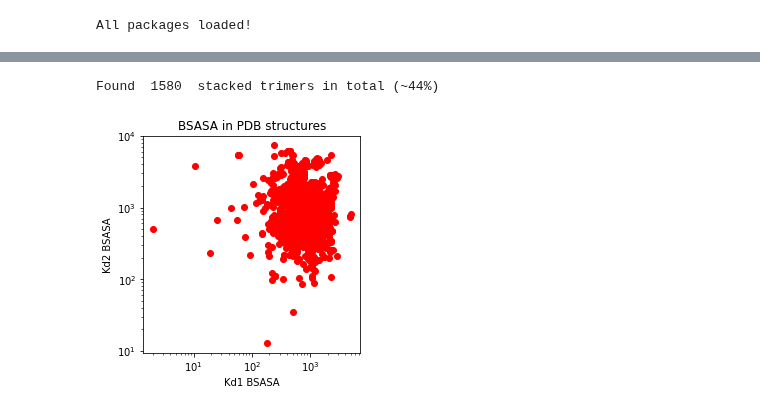
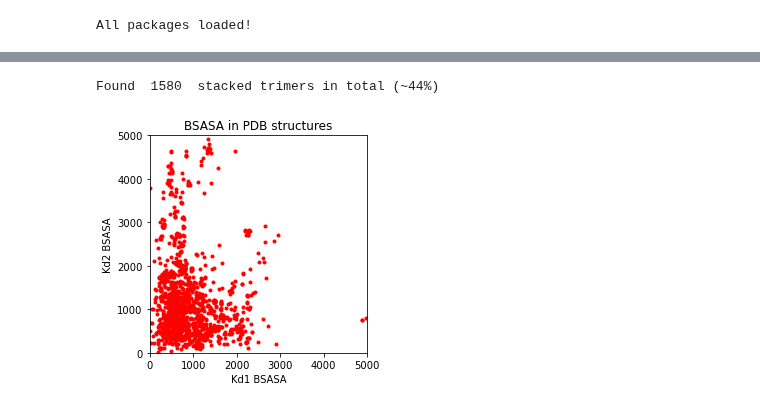
Before and after one commit to llagunes-324B21/Persephone_SR, a Jupyter notebook: 2023/February_2023/LL_BSASA_02_2023.ipynb, the cells around one changed output, grey strips where cells are left out. Cells and saved outputs as stored; diff of their text form; code cells hidden in the pictures.

Commit message:
plot overlays

```diff
--- a/2023/February_2023/LL_BSASA_02_2023.ipynb
+++ b/2023/February_2023/LL_BSASA_02_2023.ipynb
@@ -49,45 +140,34 @@ Functions ready... 02/17/2023 11:43:25
 # %%
 # ---------------------------------------------------------
 # --- EXTRACT STACKED TRIMERS FROM FILLED OUT DATASET ---
 # ---------------------------------------------------------
 
 # --- Load dataset (.csv) ---
 filename = 'BSASA_workthrough_data.csv'
-
-stacked_trimers_all = [] # list containing all the PDB codes, Kd1 and Kd2 for the stacked rings
-with open(filename, 'r') as csvfile:
-    datareader = csv.reader(csvfile)
-    # --- extract only the stacked trimers ---
-    for row in datareader: # for each line, check if KD1 and KD2 have numeric entries (those are the stacked rings)
-        if row[1] != 'na' and row[1] != 'na ': # 'na' was the notation I used for a not-applicable structure that is not a stacked ring
-            # save the PDB code, Kd1 and Kd2 values
-            if row[0] != 'PDB': # remove header
-                #print(row)
-                addItem = [row[0],float(row[1]),float(row[2])]
-                stacked_trimers_all.append(addItem)
-            #print(addItem)
+stacked_trimers_all=getSR(filename)
 
 # How many stacked trimers did I get?
 print("Found ", len(stacked_trimers_all), ' stacked trimers in total (~44%)')
 # --- prep list for plotting ---
 KD1s = []; KD2s = []; # lists to hold KD1 and KD2
 for listI in stacked_trimers_all:
     KD1_item = listI[1]; KD2_item = listI[2];
     KD1s.append(KD1_item); KD2s.append(KD2_item);
 
 # --- plot KD1 vs KD2 ---
 fig = plt.figure()
 ax = fig.add_subplot(111)
 
-plt.plot(KD1s,KD2s,'ro')
-plt.xscale('log')
-plt.yscale('log')
+plt.plot(KD1s,KD2s,'r.')
+plt.xlim(0, 5000); plt.ylim(0, 5000)
+#plt.xscale('log')
+#plt.yscale('log')
 
 plt.title("BSASA in PDB structures"); plt.xlabel('Kd1 BSASA'); plt.ylabel('Kd2 BSASA')
 
 # --- save final plot ---
 ax.set_aspect(1./ax.get_data_ratio())
-plt.savefig('BSASA'+today+'.eps')
+plt.savefig('BSASA_'+today+'.eps')
 # %% [output]
 Found  1580  stacked trimers in total (~44%)
-[figure, old version]
+[figure, new version]
```
Also changed, not shown: parts of 6 cells of this notebook.
